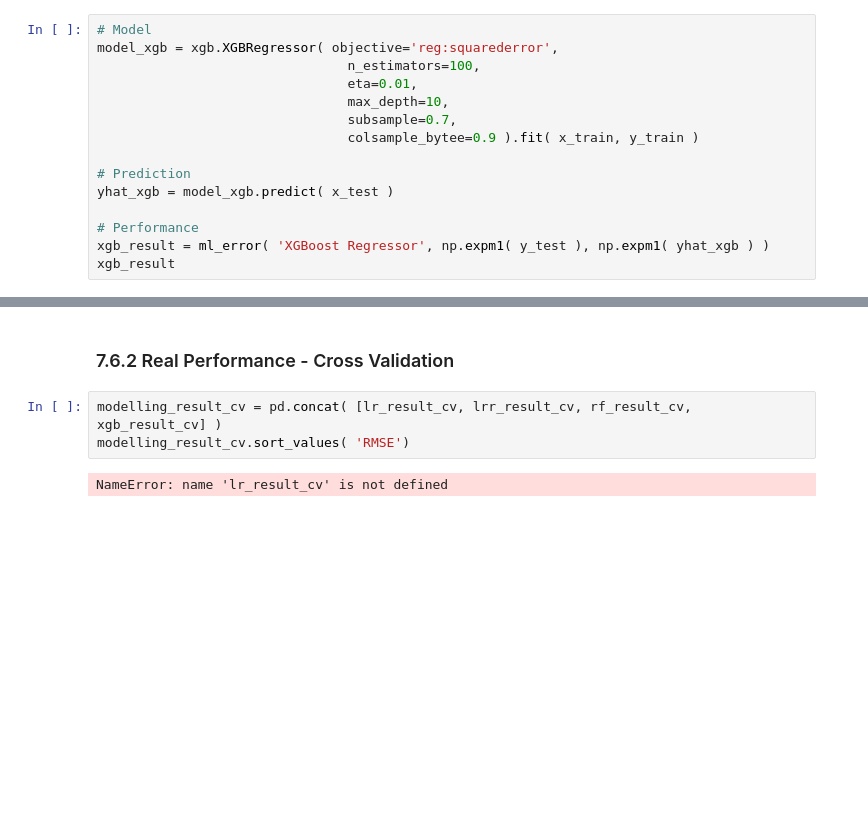
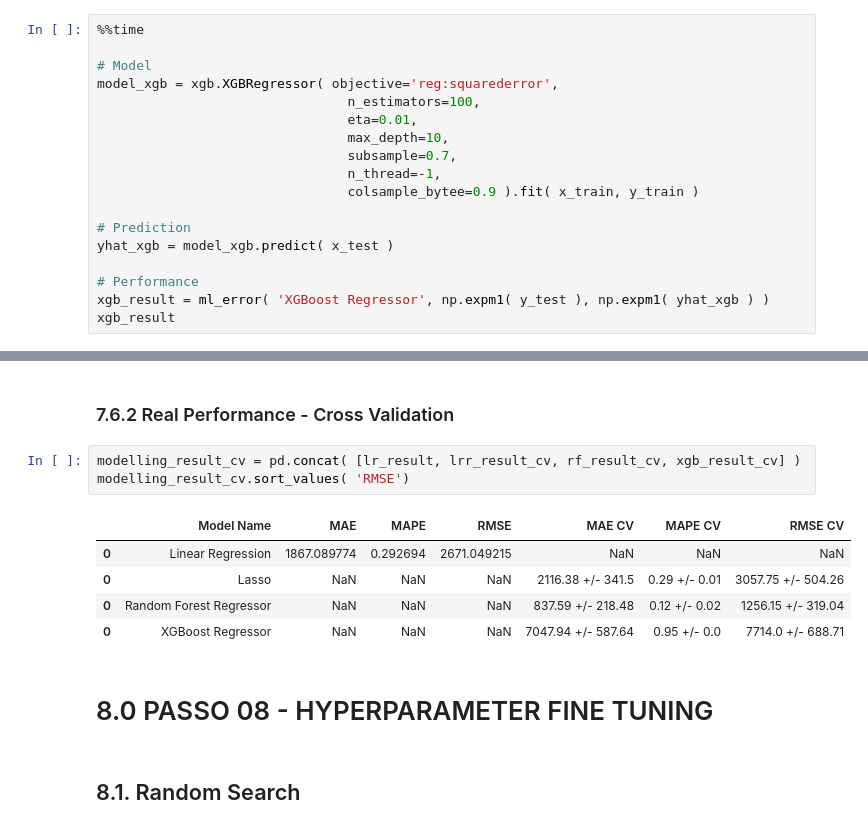
Before and after one commit to ThiagoBorges81/budget_estimation, a Jupyter notebook: notebooks/m07_v01_store_sales_prediction.ipynb, the cells around one changed output, grey strips where cells are left out. Cells and saved outputs as stored; diff of their text form; blank space fills up the shorter version.

Commit message:
model xgb tuned

```diff
--- a/notebooks/m07_v01_store_sales_prediction.ipynb
+++ b/notebooks/m07_v01_store_sales_prediction.ipynb
@@ -1155,12 +1172,15 @@ KFold number: 1
 # %% [markdown]
 ## 7.5. XGBoost Regressor
 # %%
+%%time
+
 # Model
 model_xgb = xgb.XGBRegressor( objective='reg:squarederror',
                                 n_estimators=100,
                                 eta=0.01,
                                 max_depth=10,
                                 subsample=0.7,
+                                n_thread=-1,
                                 colsample_bytee=0.9 ).fit( x_train, y_train )
 
 # Prediction
@@ -1220,7 +1244,15 @@ modelling_result.sort_values( 'RMSE')
 # %% [markdown]
 ### 7.6.2 Real Performance - Cross Validation
 # %%
-modelling_result_cv = pd.concat( [lr_result_cv, lrr_result_cv, rf_result_cv, xgb_result_cv] )
+modelling_result_cv = pd.concat( [lr_result, lrr_result_cv, rf_result_cv, xgb_result_cv] )
 modelling_result_cv.sort_values( 'RMSE')
 # %% [output]
-NameError: name 'lr_result_cv' is not defined
+|  | Model Name | MAE | MAPE | RMSE | MAE CV | MAPE CV | RMSE CV |
+| 0 | Linear Regression | 1867.089774 | 0.292694 | 2671.049215 | NaN | NaN | NaN |
+| 0 | Lasso | NaN | NaN | NaN | 2116.38 +/- 341.5 | 0.29 +/- 0.01 | 3057.75 +/- 504.26 |
+| 0 | Random Forest Regressor | NaN | NaN | NaN | 837.59 +/- 218.48 | 0.12 +/- 0.02 | 1256.15 +/- 319.04 |
+| 0 | XGBoost Regressor | NaN | NaN | NaN | 7047.94 +/- 587.64 | 0.95 +/- 0.0 | 7714.0 +/- 688.71 |
+# %% [markdown]
+# 8.0 PASSO 08 - HYPERPARAMETER FINE TUNING
+# %% [markdown]
+## 8.1. Random Search
```
Also changed, not shown: parts of 16 cells of this notebook, 1 other file.
